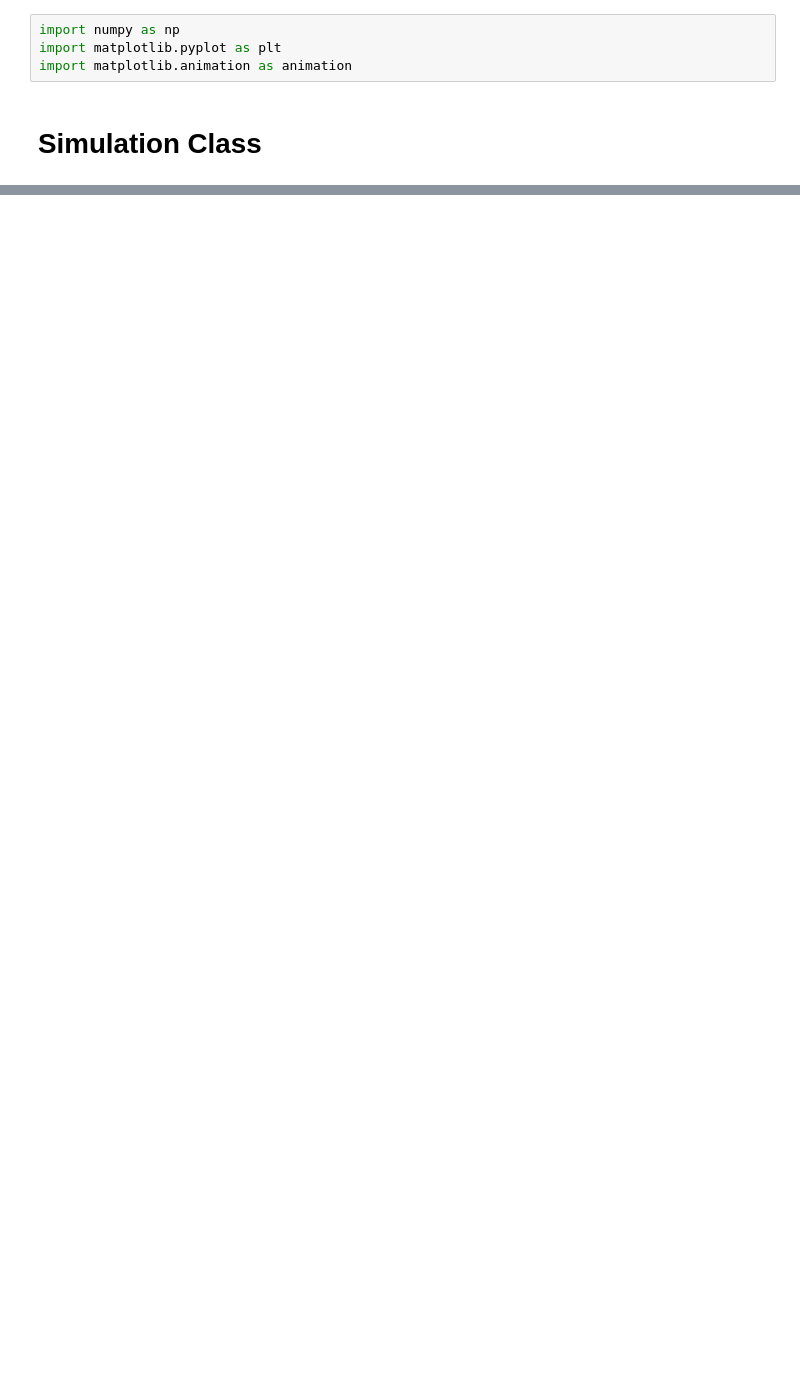
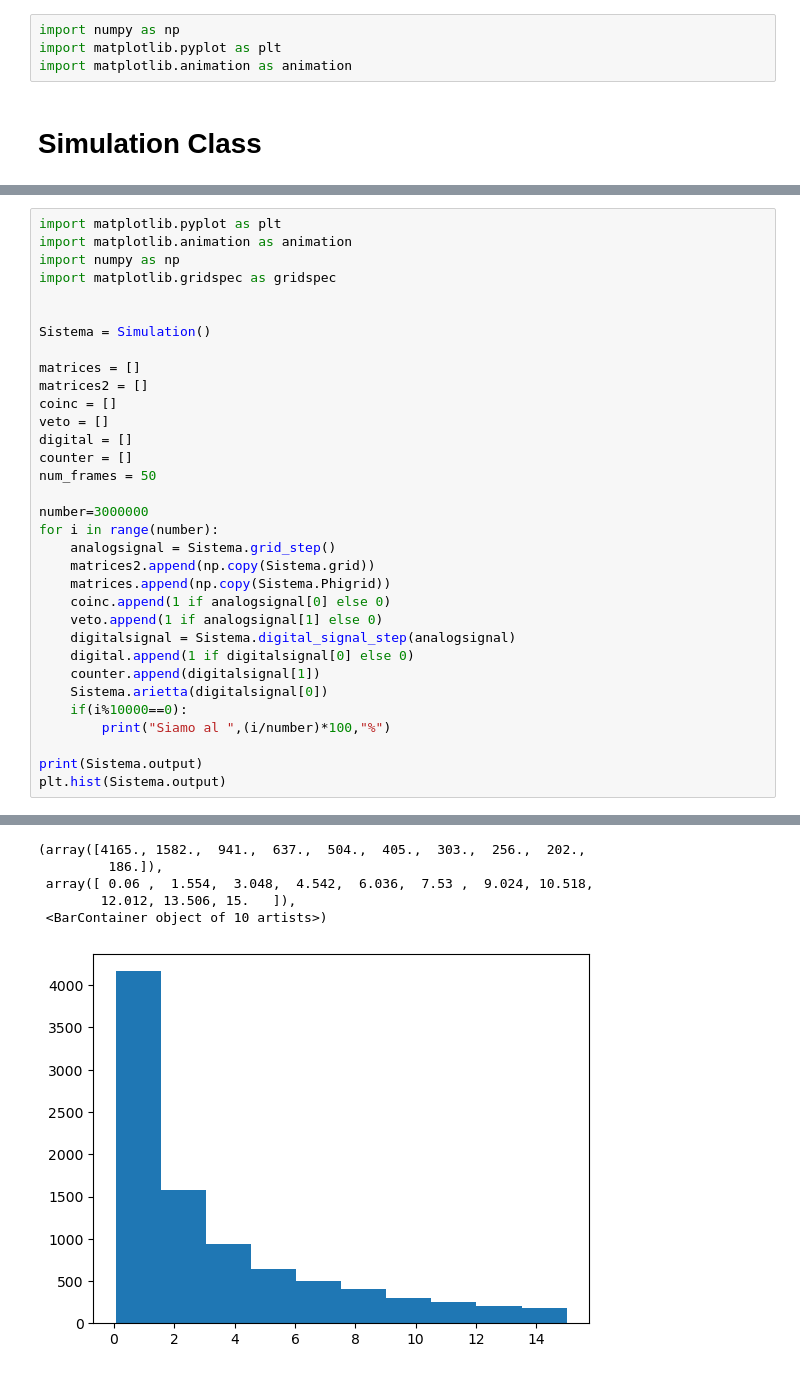
Before and after one commit to NicolaSommaggio/AdvanceLab-g-2, a Jupyter notebook: g-2/src/MonteCarlo.ipynb, the cells around one changed output, grey strips where cells are left out. Saved outputs shown, nothing was run; the diff lists cells and outputs as text; blank space fills up the shorter version.

```diff
--- a/g-2/src/MonteCarlo.ipynb
+++ b/g-2/src/MonteCarlo.ipynb
@@ -145,0 +125,34 @@ ani.save("matrix_animation2.gif", writer=animation.PillowWriter(fps=10))
+# %%
+import matplotlib.pyplot as plt
+import matplotlib.animation as animation
+import numpy as np
+import matplotlib.gridspec as gridspec
+
+
+Sistema = Simulation()
+
+matrices = []
+matrices2 = []
+coinc = []
+veto = []
+digital = []
+counter = []
+num_frames = 50
+
+number=3000000
+for i in range(number):
+    analogsignal = Sistema.grid_step()
+    matrices2.append(np.copy(Sistema.grid))
+    matrices.append(np.copy(Sistema.Phigrid))
+    coinc.append(1 if analogsignal[0] else 0)
+    veto.append(1 if analogsignal[1] else 0)
+    digitalsignal = Sistema.digital_signal_step(analogsignal)
+    digital.append(1 if digitalsignal[0] else 0)
+    counter.append(digitalsignal[1])
+    Sistema.arietta(digitalsignal[0])
+    if(i%10000==0):
+        print("Siamo al ",(i/number)*100,"%")
+
+print(Sistema.output)
+plt.hist(Sistema.output)
+# %% [output]
@@ -145,0 +176,6 @@ ani.save("matrix_animation2.gif", writer=animation.PillowWriter(fps=10))
+(array([4165., 1582.,  941.,  637.,  504.,  405.,  303.,  256.,  202.,
+         186.]),
+ array([ 0.06 ,  1.554,  3.048,  4.542,  6.036,  7.53 ,  9.024, 10.518,
+        12.012, 13.506, 15.   ]),
+ <BarContainer object of 10 artists>)
+[figure, added]
```
Also changed, not shown: parts of 7 cells of this notebook, 7 other files.
